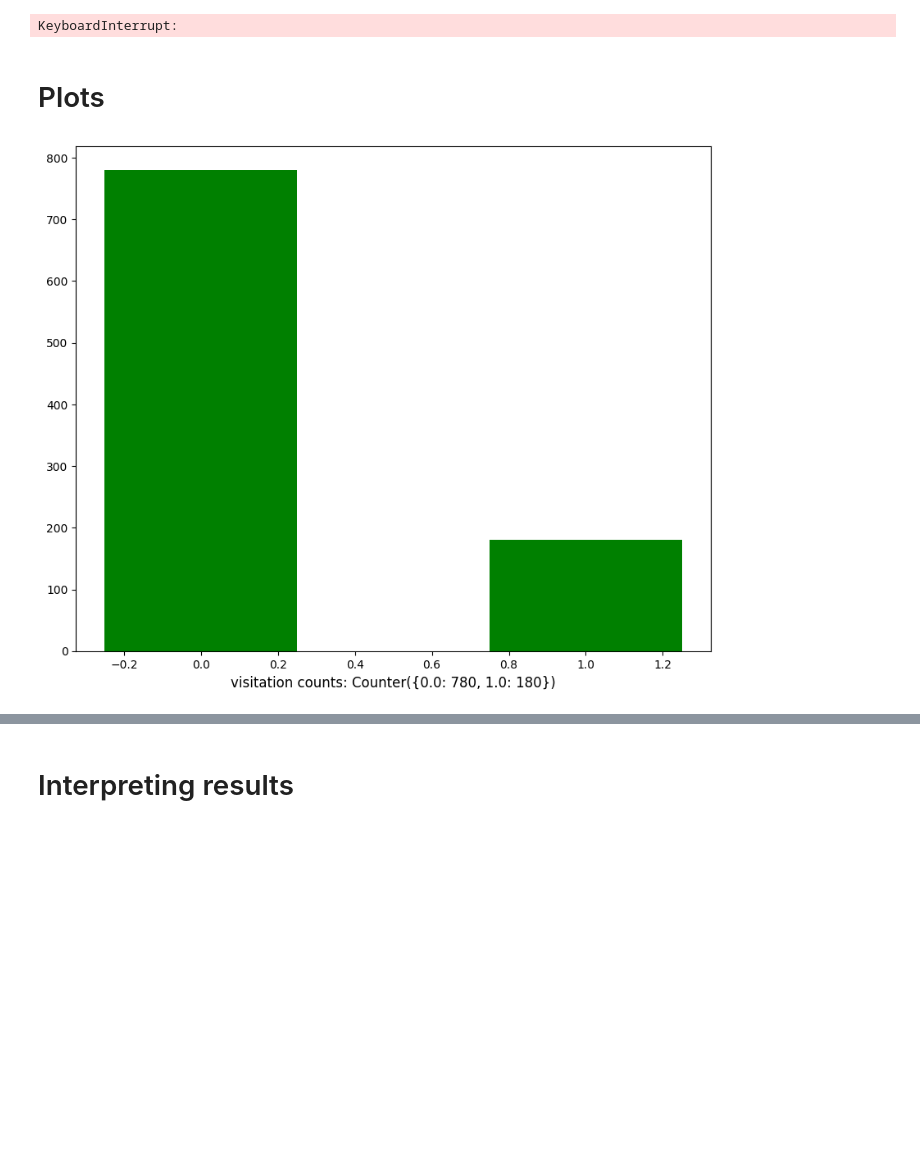
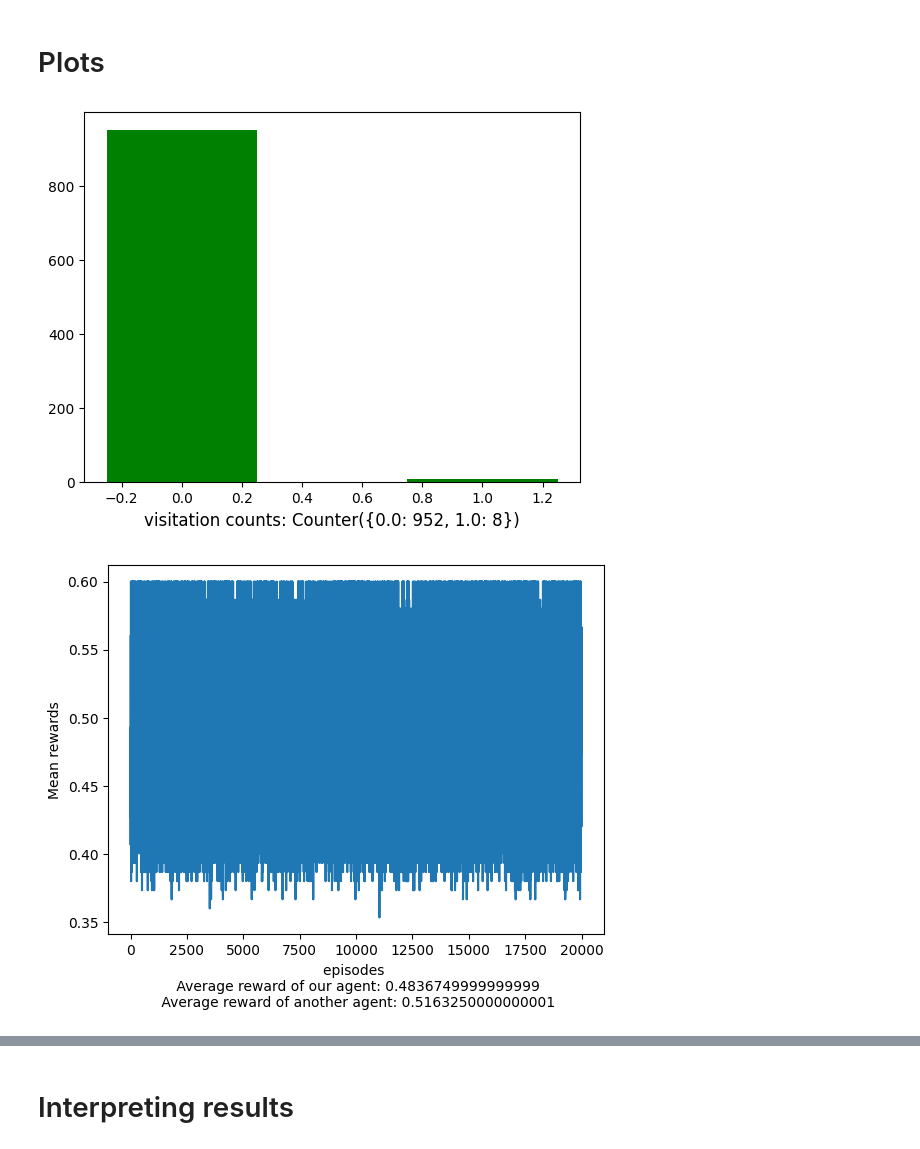
Before and after one commit to kittyfungg/4yp, a Jupyter notebook: Batch/Rmax-arch1_batch_limitedtraj.ipynb, the cells around one changed output, grey strips where cells are left out. Saved outputs shown, nothing was run; the diff lists cells and outputs as text; code cells hidden in the pictures; blank space fills up the shorter version.

Commit message:
changed rmax lol

```diff
--- a/Batch/Rmax-arch1_batch_limitedtraj.ipynb
+++ b/Batch/Rmax-arch1_batch_limitedtraj.ipynb
@@ -54,37 +52,31 @@ env = MetaGamesLimitedtraj(bs, hist_step, meta_steps, game)
 
 # creating rmax agent
 memory = Memory()
-rmax = RmaxAgentTraj(R_max, bs, meta_steps, meta_gamma, inner_gamma, radius, epsilon, rmax_error, hist_step)
+rmax = RmaxAgentTraj(R_max, bs, meta_steps, meta_gamma, inner_gamma, epsilon, hist_step)
 # %%
-for episode in tqdm(range(meta_epi), miniters=int(meta_epi/100)) : #for each meta-episode
+for episode in tqdm(range(meta_epi)): #for each meta-episode
     #reset environment
     #initialise meta-state and meta-action randomly
     meta_s = env.reset()
-    memory.states.append(meta_s)
 
     for step in range(meta_steps):    #for each meta time step
         #--------------------------------------START OF INNER GAME--------------------------------------
         #select our inner-action with Boltzmann sampling, oppo inner-action with epsilon greedy
-        our_action = np.argmax(rmax.Q[np.arange(bs), rmax.find_meta_index(meta_s, "s").astype(int), :], axis=1)
+        our_action = Boltzmann(rmax.Q[np.arange(bs), rmax.find_meta_index(meta_s, "s").astype(int), :])
 
         #print("inner actions: ", our_action, oppo_action)
         #run inner game according to actions
-        obs, reward, done, _ = env.step(our_action)
-
-        #update inner r matrix [agent, action]
-        our_innerr = np.transpose(np.stack([our_action, 1-our_action]) * reward)
+        obs, reward, info, _ = env.step(our_action)
         #---------------------------------------END OF INNER GAME--------------------------------------
         #save reward, info for plotting
         plot_rew[:,episode,step,0] = reward
-        plot_rew[:,episode,step,1] = 1-reward
+        plot_rew[:,episode,step,1] = info
 
         #meta-action = action that corresponds to max Q(meta_s) = our inner Q
         meta_a = our_action
-        memory.actions.append(meta_a)
 
         #meta-state = discretized inner game Q table of all agents
         new_meta_s = obs
-        memory.states.append(new_meta_s)
 
         #meta-reward = sum of rewards of our agent in inner game of K episodes & T timesteps
         our_REW = reward
@@ -95,21 +87,70 @@ for episode in tqdm(range(meta_epi), miniters=int(meta_epi/100)) : #for each met
 
         #prepare meta_s for next step
         meta_s = new_meta_s
-# %% [output]
-KeyboardInterrupt:
 # %% [markdown]
 # Plots
 # %%
 #generate histogram
 visit_dict = {}
 for i in range(len(rmax.nSA[0].flatten().tolist())):
     visit_dict[i]= rmax.nSA[0].flatten().tolist()[i]
 
 histogram_dict = Counter(visit_dict.values())
 plt.bar(histogram_dict.keys(), histogram_dict.values(), 0.5, color='g')
 plt.xlabel("visitation counts: " + str(histogram_dict), fontsize=12)
-figure0 = plt.gcf()
-figure0.set_size_inches(10, 8)
-figure0.savefig('histogram at' + str(datetime.now()) + '.png')
+plt.show()
+
+
+plt.clf()
+#generate reward mean per step of all batches
+plot_rew_mean = np.mean(plot_rew[0,:,:,0], axis=1)
+fig_handle = plt.plot(plot_rew_mean)
+
+plt.xlabel("episodes \n Average reward of our agent: " + str(np.mean(plot_rew[0,:,:,0])) +
+          "\n Average reward of another agent: " + str(np.mean(plot_rew[0,:,:,1])))
+
+plt.ylabel("Mean rewards")
+plt.show()
+
+
+plt.clf()
+#generate learning curve at start of batch 0
+plot_rew_epi_start = plot_rew[0, 1, :, 0]
+fig_handle = plt.plot(plot_rew_epi_start)
+
+plt.xlabel("steps")
+plt.ylabel("Reward for first episode, all timesteps")
+plt.show()
+
+
+plt.clf()
+#generate learning curve at end of batch 0
+plot_rew_epi_start = plot_rew[0, -1, :, 0]
+fig_handle = plt.plot(plot_rew_epi_start)
+
+plt.xlabel("steps")
+plt.ylabel("Reward for last episode, all timesteps")
+plt.show()
+
+
+plt.clf()
+#generate learning curve at start of batch 0
+plot_rew_epi_start = np.mean(plot_rew[0, :10, :, 0], axis=0)
+fig_handle = plt.plot(plot_rew_epi_start)
+
+plt.xlabel("steps" + "\n Average reward of first 10 episodes" + str(np.mean(plot_rew[0,:10,:,0])))
+plt.ylabel("Average learning rate of first 10 episodes")
+plt.show()
+
+
+plt.clf()
+#generate learning curve at end
+plot_rew_epi_end = np.mean(plot_rew[0, -10:, :, 0], axis=0)
+fig_handle = plt.plot(plot_rew_epi_end)
+
+plt.xlabel("steps" + "\n Average reward of last 10 episodes" + str(np.mean(plot_rew[0,-10:,:,0])))
+plt.ylabel("Average learning rate of last 10 episodes")
+plt.show()
 # %% [output]
-[figure, old version]
+[figure, new version]
+[figure, added]
```
Also changed, not shown: parts of 7 cells of this notebook, 9 other files.
